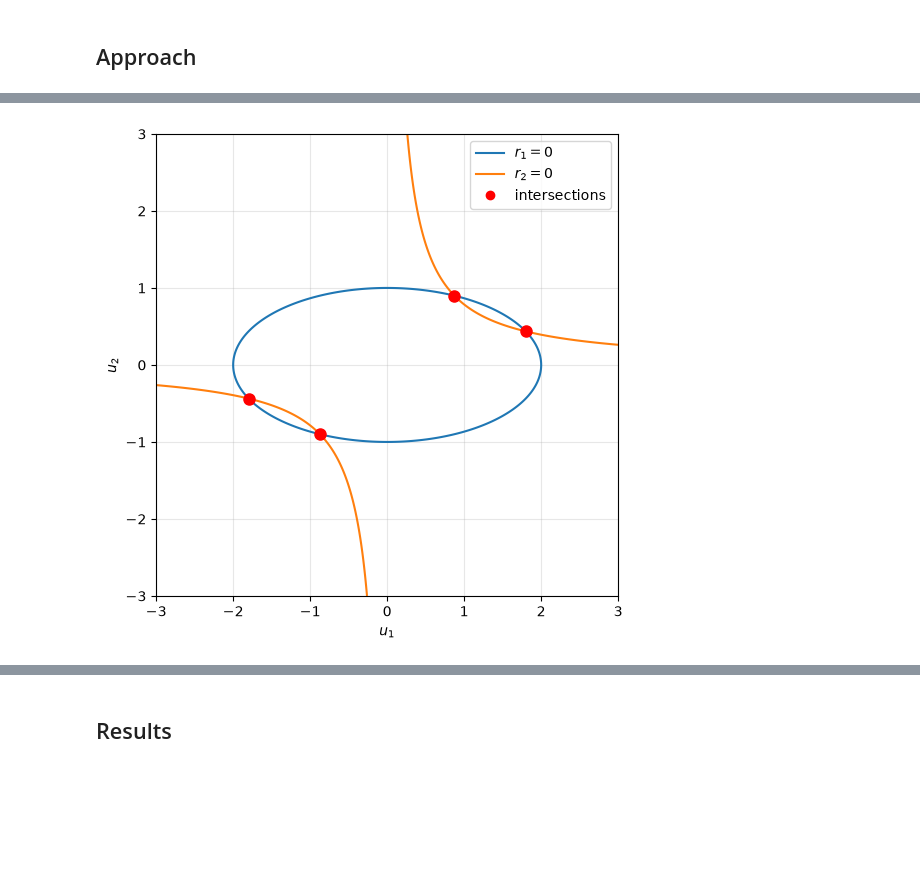
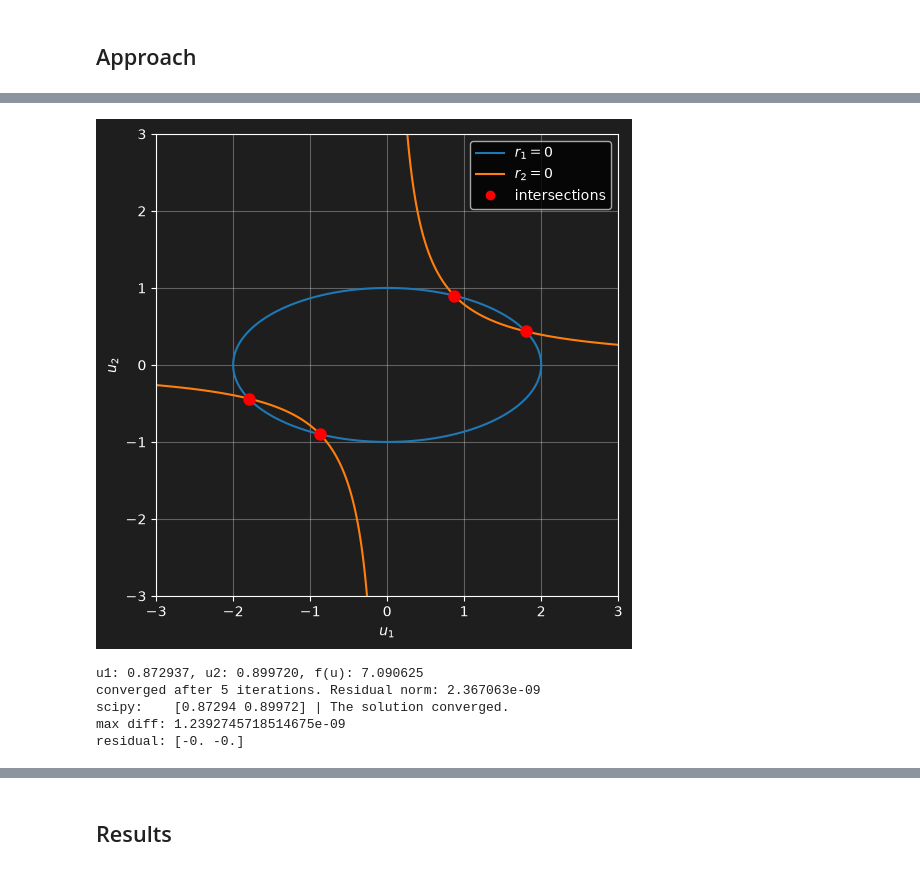
Before and after one commit to S0mar/MDO_Learn, a Jupyter notebook: solutions/ch03/prob3_3.ipynb, the cells around one changed output, grey strips where cells are left out. Drawn from its saved outputs; the diff is of its cells as text; code cells hidden in the pictures; blank space fills up the shorter version.

```diff
--- a/solutions/ch03/prob3_3.ipynb
+++ b/solutions/ch03/prob3_3.ipynb
@@ -76,22 +60,28 @@ def print_u(u):
     u1, u2 = u
     print(f"u1: {u1:.6f}, u2: {u2:.6f}, f(u): {func(u):.6f}")
 
-def solve_system(u0):
+def solve_system(u0, max_iter=10, tol=1e-7):
     u = u0
-    #print_u(u)
-    for i in range(10):
+    converged = False
+    for i in range(max_iter):
         r = residuals(u)
         J = jacobian(u)
         du = np.linalg.solve(J, -r)
-        if np.linalg.norm(du) < 1e-7: # convergence criterion
-            #print("converged")
+        if np.linalg.norm(du) < tol:  # convergence criterion
+            converged = True
             break
         u = u + du
     print_u(u)
+    print(f"{'converged' if converged else 'NOT converged'} after {i} iterations. Residual norm: {np.linalg.norm(residuals(u)):.6e}")
     return u
 
+
+print(1)
 u1 = solve_system(np.array([2.0, 0.5]))
+print(2)
 u2 = solve_system(np.array([1.0, 1.0]))
+print(3)
 u3 = solve_system(np.array([-1.0, -1.0]))
+print(4)
 u4 = solve_system(np.array([-2.0, -0.5]))
 # %% [output]
@@ -102,28 +100,47 @@ u1: -1.799439, u2: -0.436468, f(u): -8.943630
 # %%
 u1_grid, u2_grid = np.meshgrid(np.linspace(-3, 3, 600), np.linspace(-3, 3, 600))
 R = residuals([u1_grid, u2_grid])   # plot the residual lines
 
 fig, ax = plt.subplots(figsize=(6, 6))
 c1 = ax.contour(u1_grid, u2_grid, R[0], levels=[0], colors="tab:blue")
 c2 = ax.contour(u1_grid, u2_grid, R[1], levels=[0], colors="tab:orange")
 
 # plot the intersection points that were previusly calculated
 ax.plot(u1[0], u1[1], "ro", ms=8)
 ax.plot(u2[0], u2[1], "ro", ms=8)
 ax.plot(u3[0], u3[1], "ro", ms=8)
 ax.plot(u4[0], u4[1], "ro", ms=8)
 
 ax.set_xlabel("$u_1$")
 ax.set_ylabel("$u_2$")
 ax.set_aspect("equal")
 ax.grid(alpha=0.3)
 ax.legend(
     handles=[
         plt.Line2D([], [], color="tab:blue", label="$r_1 = 0$"),
         plt.Line2D([], [], color="tab:orange", label="$r_2 = 0$"),
         plt.Line2D([], [], marker="o", color="r", ls="", label="intersections"),
     ]
 )
+fig.patch.set_facecolor("#1e1e1e")
+ax.set_facecolor("#1e1e1e")
 plt.show()
 # %% [output]
-[figure, old version]
+[figure, new version]
+# %%
+# double check solution with scipy's fsolve
+
+u0 = np.array([1.0, 2.0])
+
+u_newton = solve_system(u0)
+u_scipy, info, ier, msg = optimize.fsolve(residuals, u0, fprime=jacobian, full_output=True)
+
+print("scipy:   ", u_scipy, "|", msg)
+print("max diff:", np.max(np.abs(u_newton - u_scipy)))
+print("residual:", residuals(u_scipy))
+# %% [output]
+u1: 0.872937, u2: 0.899720, f(u): 7.090625
+converged after 5 iterations. Residual norm: 2.367063e-09
+scipy:    [0.87294 0.89972] | The solution converged.
+max diff: 1.2392745718514675e-09
+residual: [-0. -0.]
```
Also changed, not shown: parts of 6 cells of this notebook.
